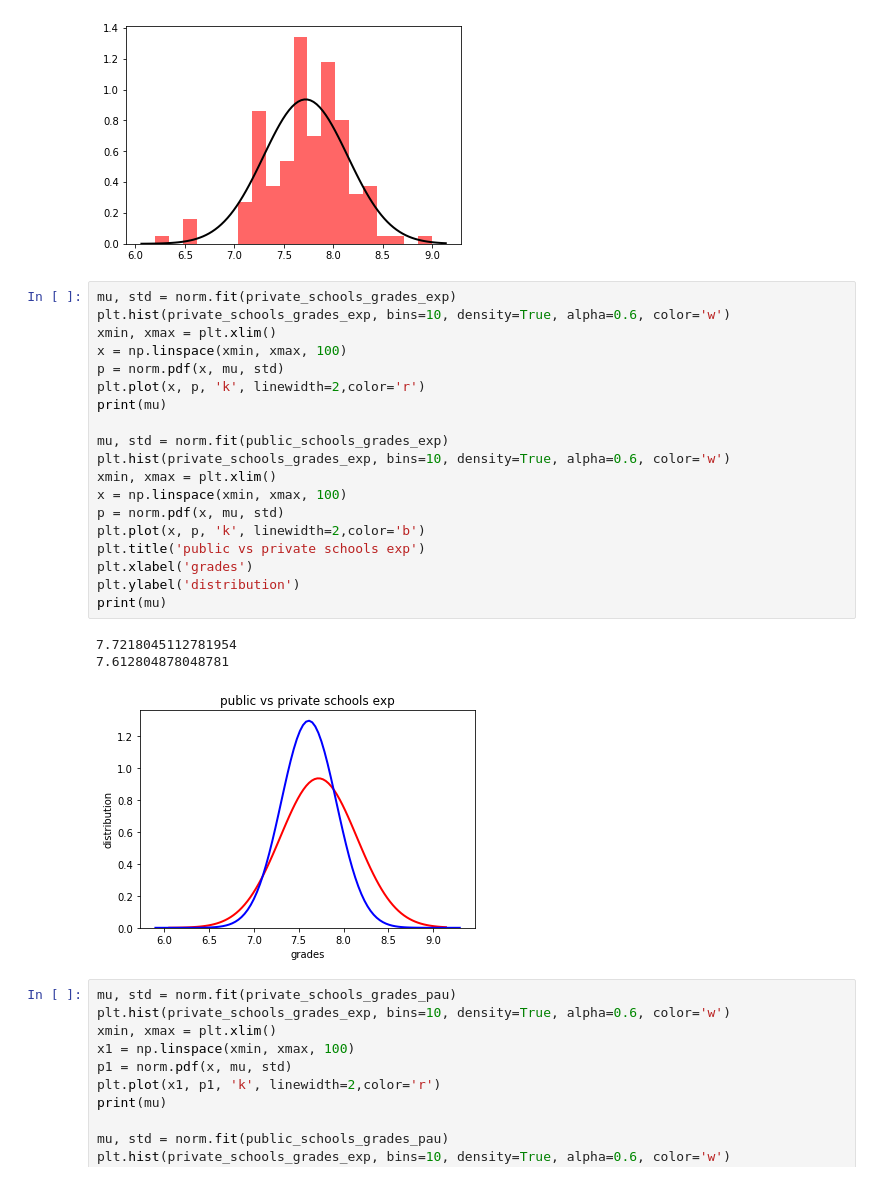
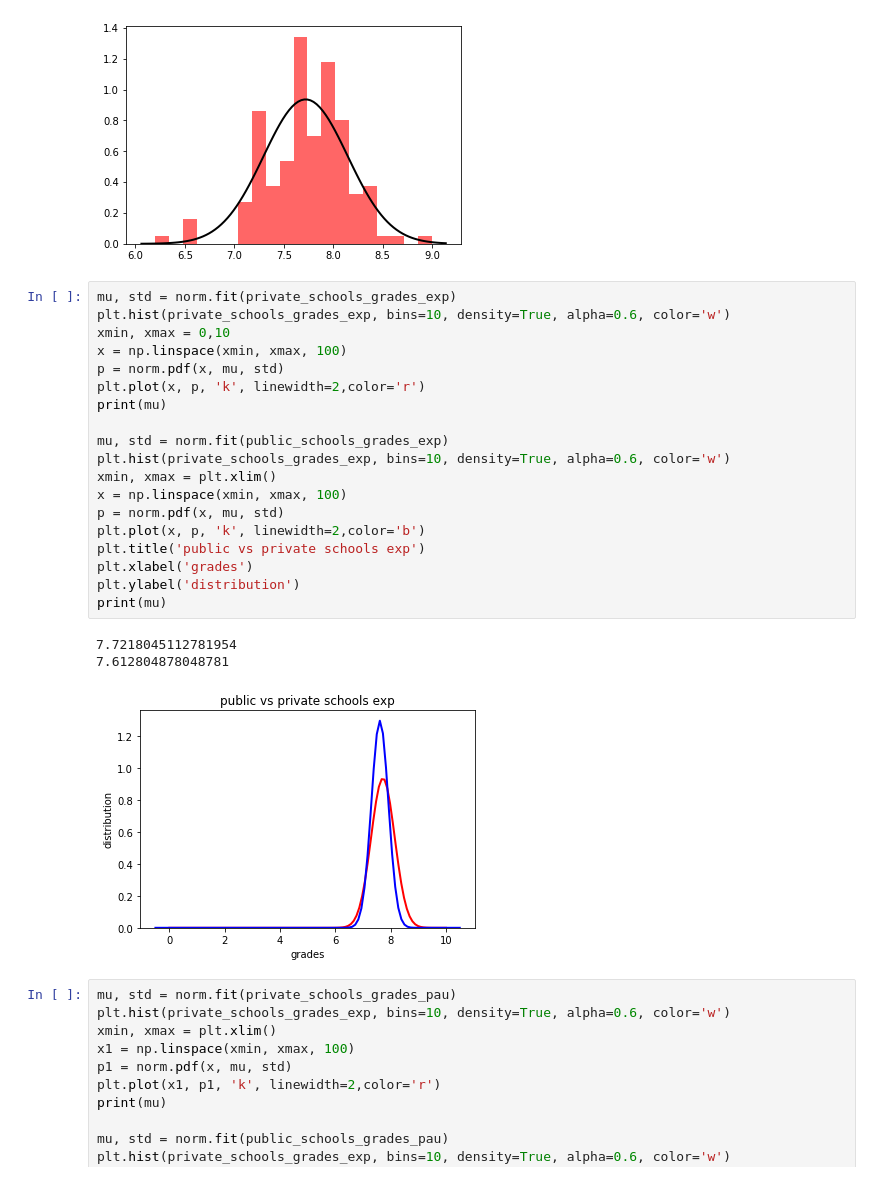
Before and after one commit to Domyy95/CDA, a Jupyter notebook: Correlation with private schools.ipynb, the cells around one changed output. Cells and saved outputs as stored; diff of their text form.

```diff
--- a/Correlation with private schools.ipynb
+++ b/Correlation with private schools.ipynb
@@ -73,26 +72,26 @@ plt.plot(x, p, 'k', linewidth=2)
 # %%
 mu, std = norm.fit(private_schools_grades_exp)
 plt.hist(private_schools_grades_exp, bins=10, density=True, alpha=0.6, color='w')
-xmin, xmax = plt.xlim()
+xmin, xmax = 0,10
 x = np.linspace(xmin, xmax, 100)
 p = norm.pdf(x, mu, std)
 plt.plot(x, p, 'k', linewidth=2,color='r')
 print(mu)
 
 mu, std = norm.fit(public_schools_grades_exp)
 plt.hist(private_schools_grades_exp, bins=10, density=True, alpha=0.6, color='w')
 xmin, xmax = plt.xlim()
 x = np.linspace(xmin, xmax, 100)
 p = norm.pdf(x, mu, std)
 plt.plot(x, p, 'k', linewidth=2,color='b')
 plt.title('public vs private schools exp')
 plt.xlabel('grades')
 plt.ylabel('distribution')
 print(mu)
 # %% [output]
 7.7218045112781954
 7.612804878048781
-[figure, old version]
+[figure, new version]
 # %%
 mu, std = norm.fit(private_schools_grades_pau)
 plt.hist(private_schools_grades_exp, bins=10, density=True, alpha=0.6, color='w')
```
Also changed, not shown: parts of 1 cell of this notebook.
